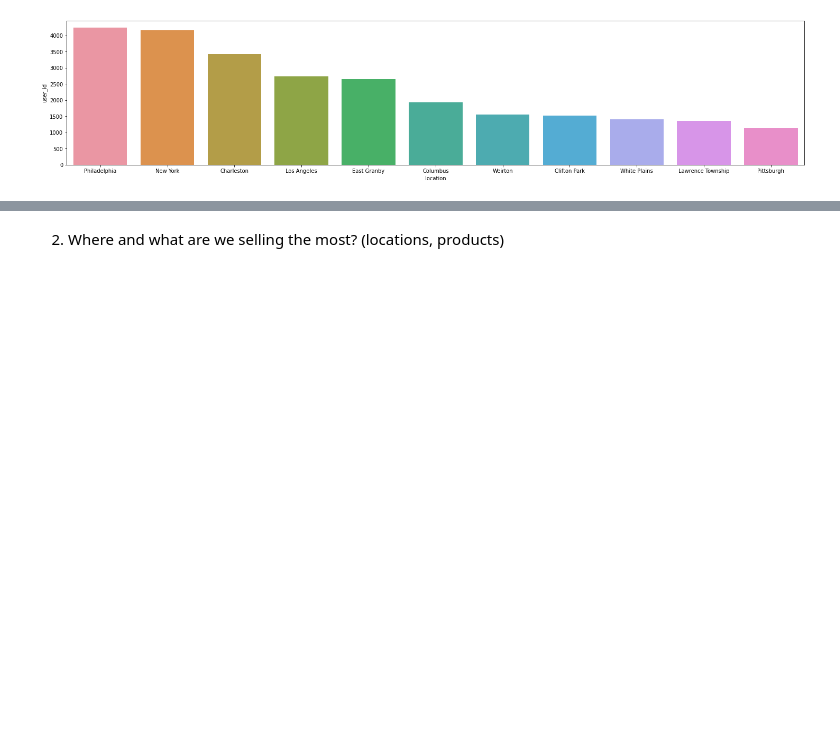
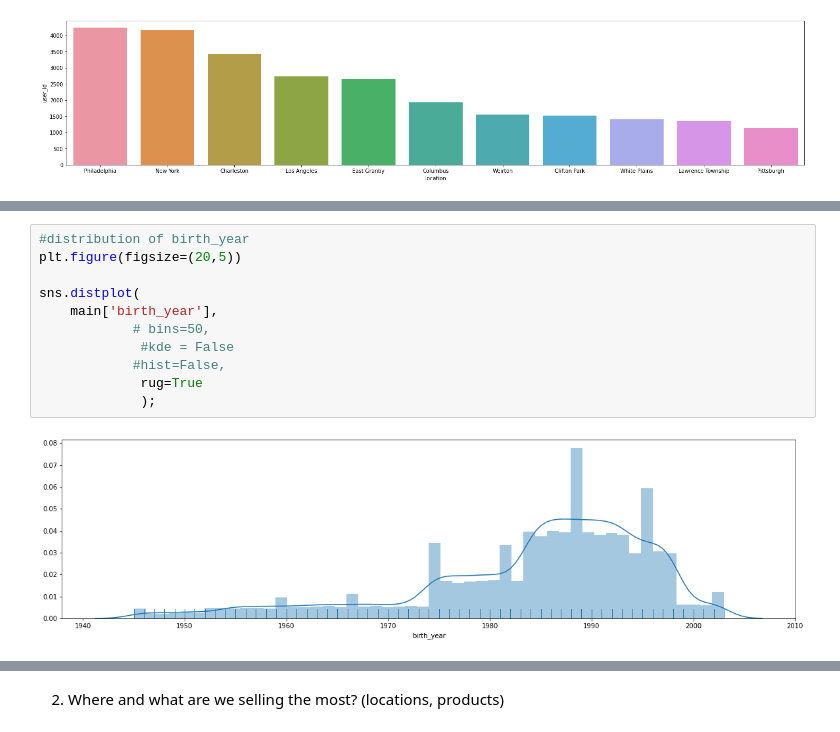
Before and after one commit to AsiMrz/onlineMagazin_dataVisualization, a Jupyter notebook: Copy_of_MyPreject.ipynb, the cells around one changed output, grey strips where cells are left out. Saved outputs shown, nothing was run; the diff lists cells and outputs as text; blank space fills up the shorter version.

Commit message:
some distribution were added

```diff
--- a/Copy_of_MyPreject.ipynb
+++ b/Copy_of_MyPreject.ipynb
@@ -118,0 +178,13 @@ sns.barplot(x="location",y ="user_id",  data=location_aggregated.loc[0:10,:])
+# %%
+#distribution of birth_year
+plt.figure(figsize=(20,5))
+
+sns.distplot(
+    main['birth_year'],
+            # bins=50,
+             #kde = False
+            #hist=False,
+             rug=True
+             );
+# %% [output]
+[figure, added]
```
Also changed, not shown: parts of 28 cells of this notebook.
